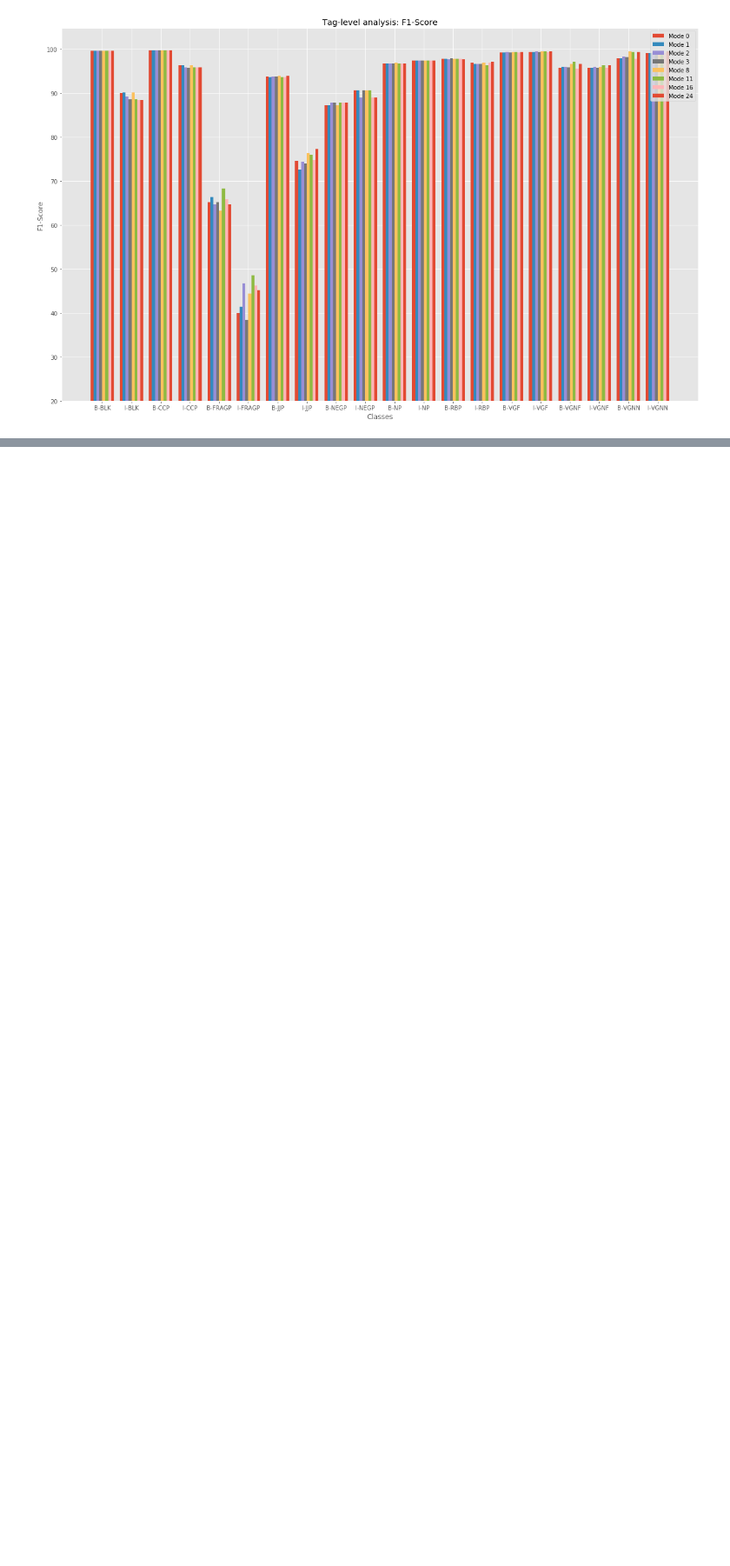
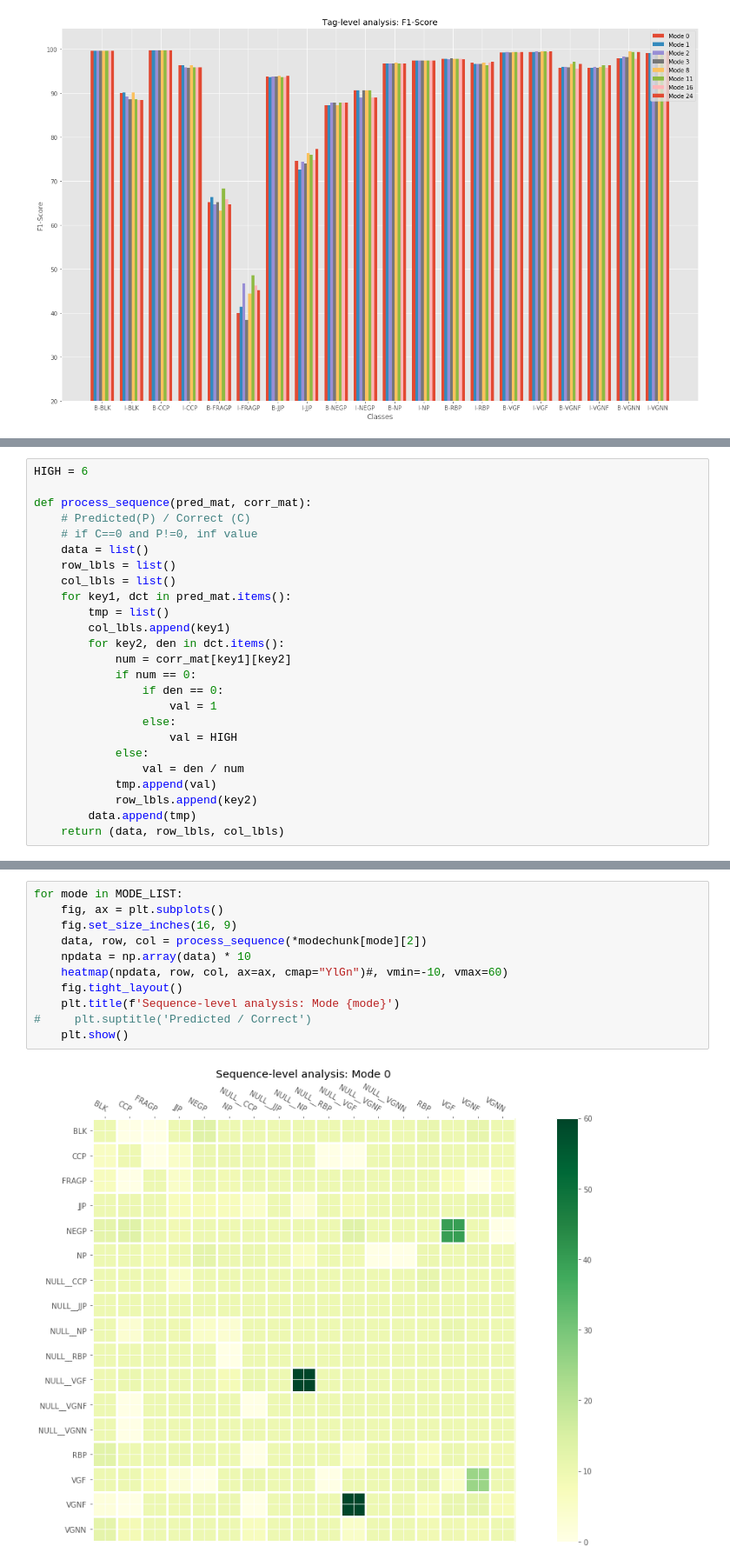
Before and after one commit to pegasus-lynx/Junk, a Jupyter notebook: NLP/HindiChunking/Chunking.ipynb, the cells around one changed output, grey strips where cells are left out. Shown at 87% size. Drawn from its saved outputs; the diff is of its cells as text; blank space fills up the shorter version.

```diff
--- a/NLP/HindiChunking/Chunking.ipynb
+++ b/NLP/HindiChunking/Chunking.ipynb
@@ -289,0 +445,25 @@ plot_score(res['f1-score'], ylabel="F1-Score", title='Tag-level analysis: F1-Sco
+# %%
+HIGH = 6
+
+def process_sequence(pred_mat, corr_mat):
+    # Predicted(P) / Correct (C)
+    # if C==0 and P!=0, inf value
+    data = list()
+    row_lbls = list()
+    col_lbls = list()
+    for key1, dct in pred_mat.items():
+        tmp = list()
+        col_lbls.append(key1)
+        for key2, den in dct.items():
+            num = corr_mat[key1][key2]
+            if num == 0:
+                if den == 0:
+                    val = 1
+                else:
+                    val = HIGH
+            else:
+                val = den / num
+            tmp.append(val)
+            row_lbls.append(key2)
+        data.append(tmp)
+    return (data, row_lbls, col_lbls)
@@ -289,0 +472,13 @@ plot_score(res['f1-score'], ylabel="F1-Score", title='Tag-level analysis: F1-Sco
+# %%
+for mode in MODE_LIST:
+    fig, ax = plt.subplots()
+    fig.set_size_inches(16, 9)
+    data, row, col = process_sequence(*modechunk[mode][2])
+    npdata = np.array(data) * 10
+    heatmap(npdata, row, col, ax=ax, cmap="YlGn")#, vmin=-10, vmax=60)
+    fig.tight_layout()
+    plt.title(f'Sequence-level analysis: Mode {mode}')
+#     plt.suptitle('Predicted / Correct')
+    plt.show()
+# %% [output]
+[figure, added]
```
Also changed, not shown: parts of 15 cells of this notebook, 15 other files.
